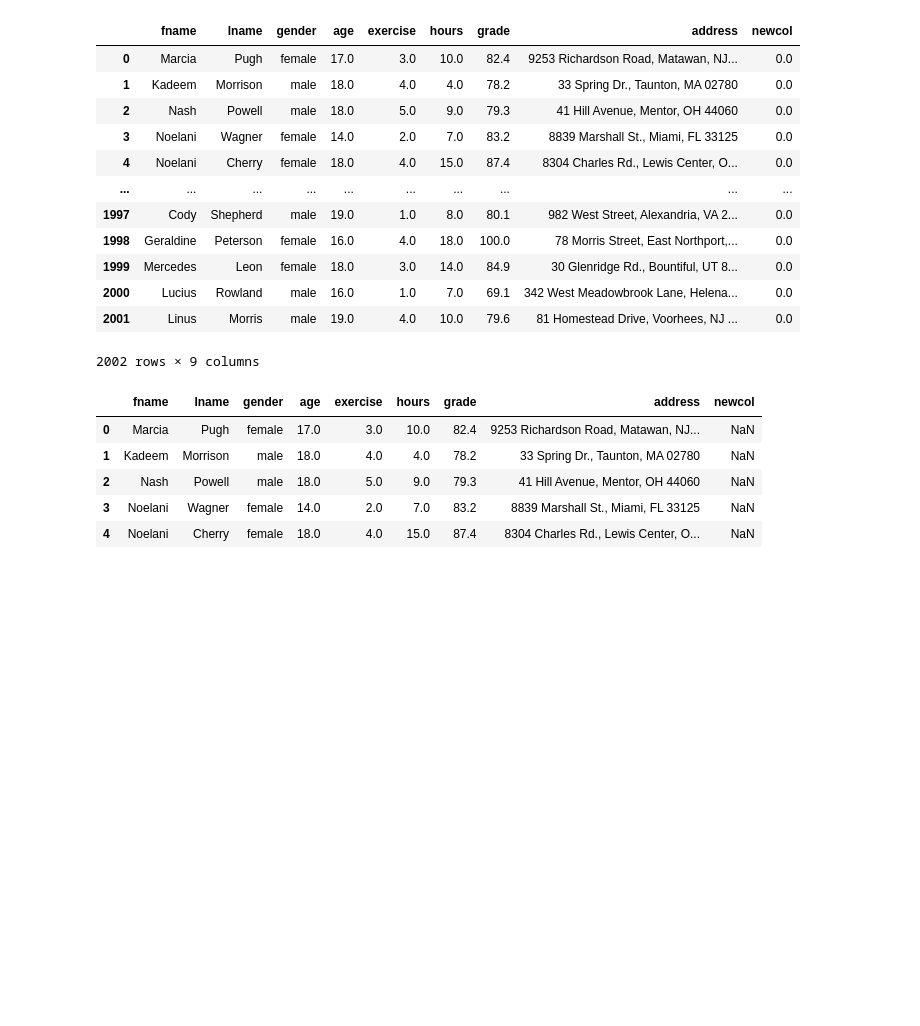
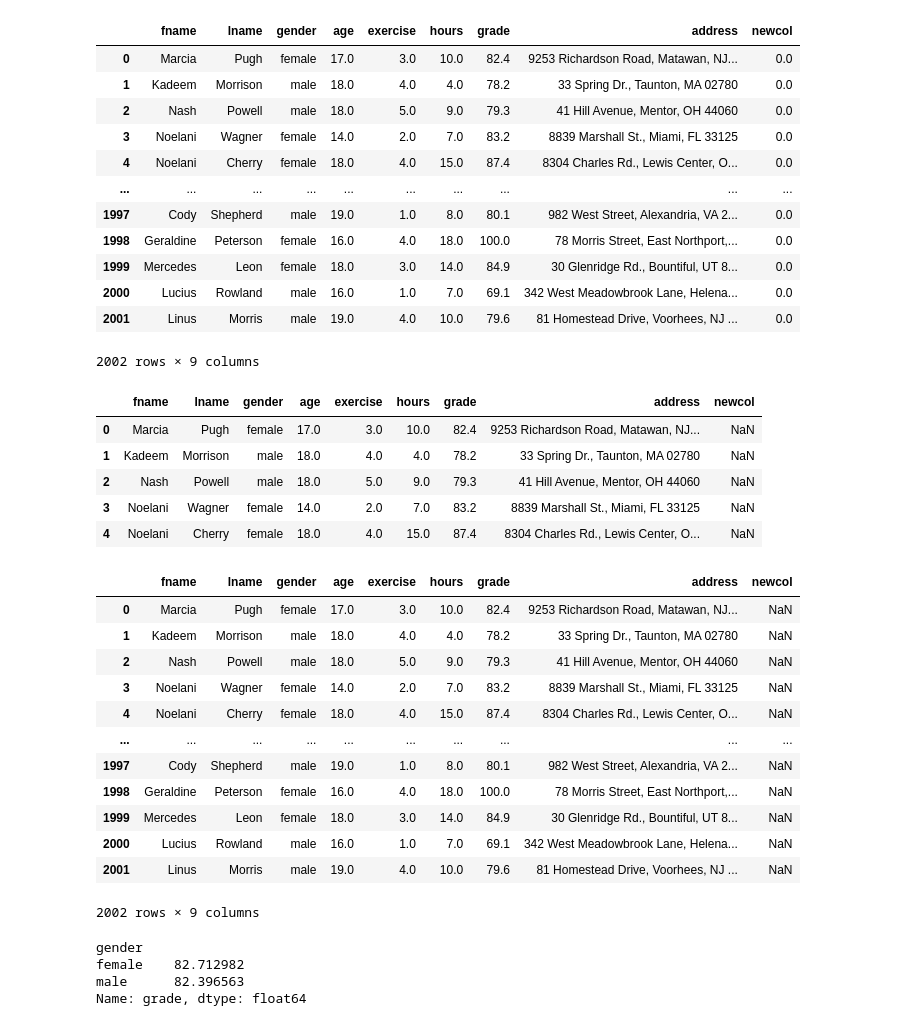
Before and after one commit to MarianaArzapalo/1-ADescDatos, a Jupyter notebook: 01-li-datos.ipynb, the cells around one changed output. Cells and saved outputs as stored; diff of their text form; code cells hidden in the pictures; blank space fills up the shorter version.

```diff
--- a/01-li-datos.ipynb
+++ b/01-li-datos.ipynb
@@ -173,3 +173,28 @@ df.head()
 | 2 | Nash | Powell | male | 18.0 | 5.0 | 9.0 | 79.3 | 41 Hill Avenue, Mentor, OH 44060 | NaN |
 | 3 | Noelani | Wagner | female | 14.0 | 2.0 | 7.0 | 83.2 | 8839 Marshall St., Miami, FL 33125 | NaN |
 | 4 | Noelani | Cherry | female | 18.0 | 4.0 | 15.0 | 87.4 | 8304 Charles Rd., Lewis Center, O... | NaN |
+# %%
+df["grade"].fillna(df.groupby("gender")["grade"].transform("mean"), inplace=True)
+
+df
+# %% [output]
+|  | fname | lname | gender | age | exercise | hours | grade | address | newcol |
+| 0 | Marcia | Pugh | female | 17.0 | 3.0 | 10.0 | 82.4 | 9253 Richardson Road, Matawan, NJ... | NaN |
+| 1 | Kadeem | Morrison | male | 18.0 | 4.0 | 4.0 | 78.2 | 33 Spring Dr., Taunton, MA 02780 | NaN |
+| 2 | Nash | Powell | male | 18.0 | 5.0 | 9.0 | 79.3 | 41 Hill Avenue, Mentor, OH 44060 | NaN |
+| 3 | Noelani | Wagner | female | 14.0 | 2.0 | 7.0 | 83.2 | 8839 Marshall St., Miami, FL 33125 | NaN |
+| 4 | Noelani | Cherry | female | 18.0 | 4.0 | 15.0 | 87.4 | 8304 Charles Rd., Lewis Center, O... | NaN |
+| ... | ... | ... | ... | ... | ... | ... | ... | ... | ... |
+| 1997 | Cody | Shepherd | male | 19.0 | 1.0 | 8.0 | 80.1 | 982 West Street, Alexandria, VA 2... | NaN |
+| 1998 | Geraldine | Peterson | female | 16.0 | 4.0 | 18.0 | 100.0 | 78 Morris Street, East Northport,... | NaN |
+| 1999 | Mercedes | Leon | female | 18.0 | 3.0 | 14.0 | 84.9 | 30 Glenridge Rd., Bountiful, UT 8... | NaN |
+| 2000 | Lucius | Rowland | male | 16.0 | 1.0 | 7.0 | 69.1 | 342 West Meadowbrook Lane, Helena... | NaN |
+| 2001 | Linus | Morris | male | 19.0 | 4.0 | 10.0 | 79.6 | 81 Homestead Drive, Voorhees, NJ ... | NaN |
+2002 rows × 9 columns
+# %%
+df.groupby("gender")["grade"].mean()
+# %% [output]
+gender
+female    82.712982
+male      82.396563
+Name: grade, dtype: float64
```
